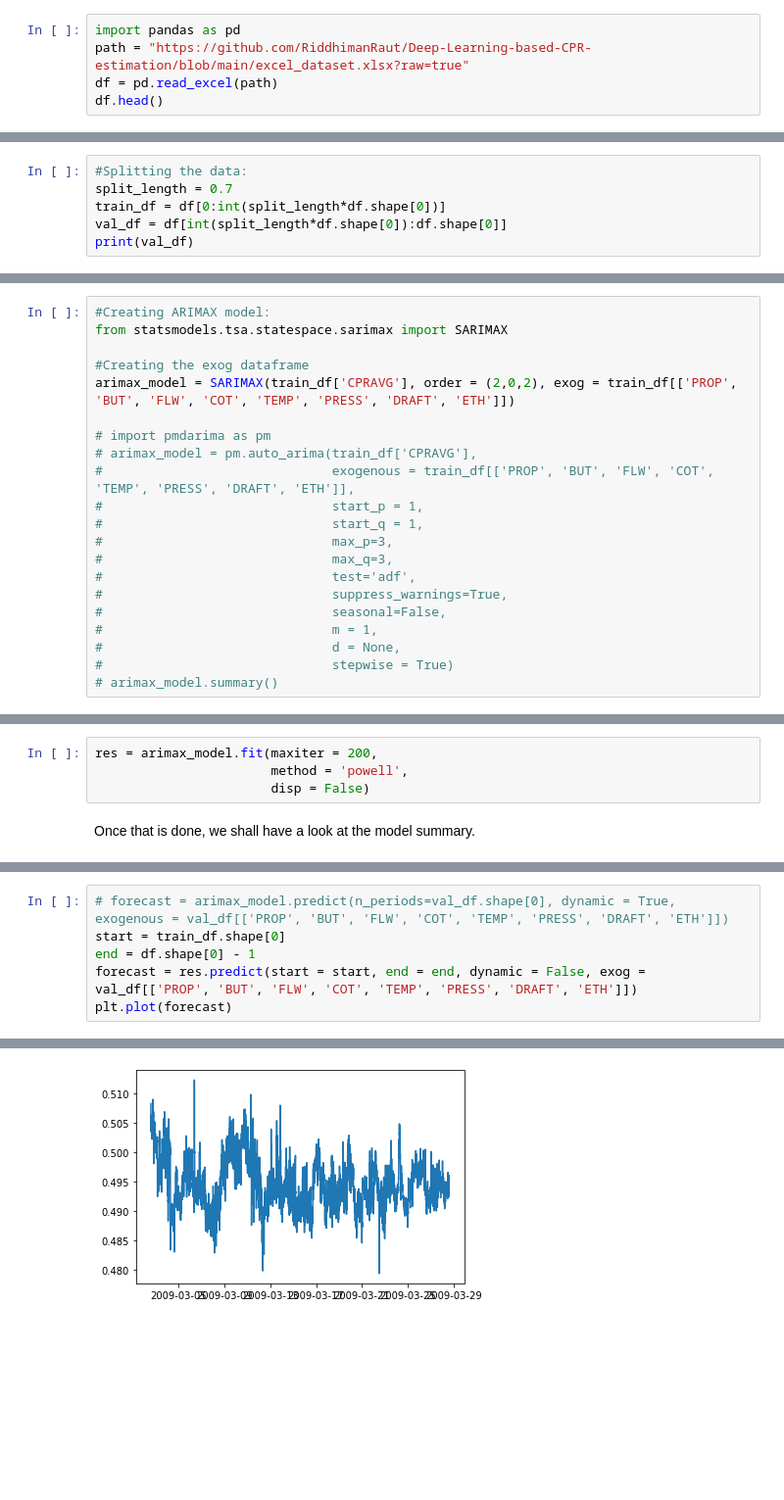
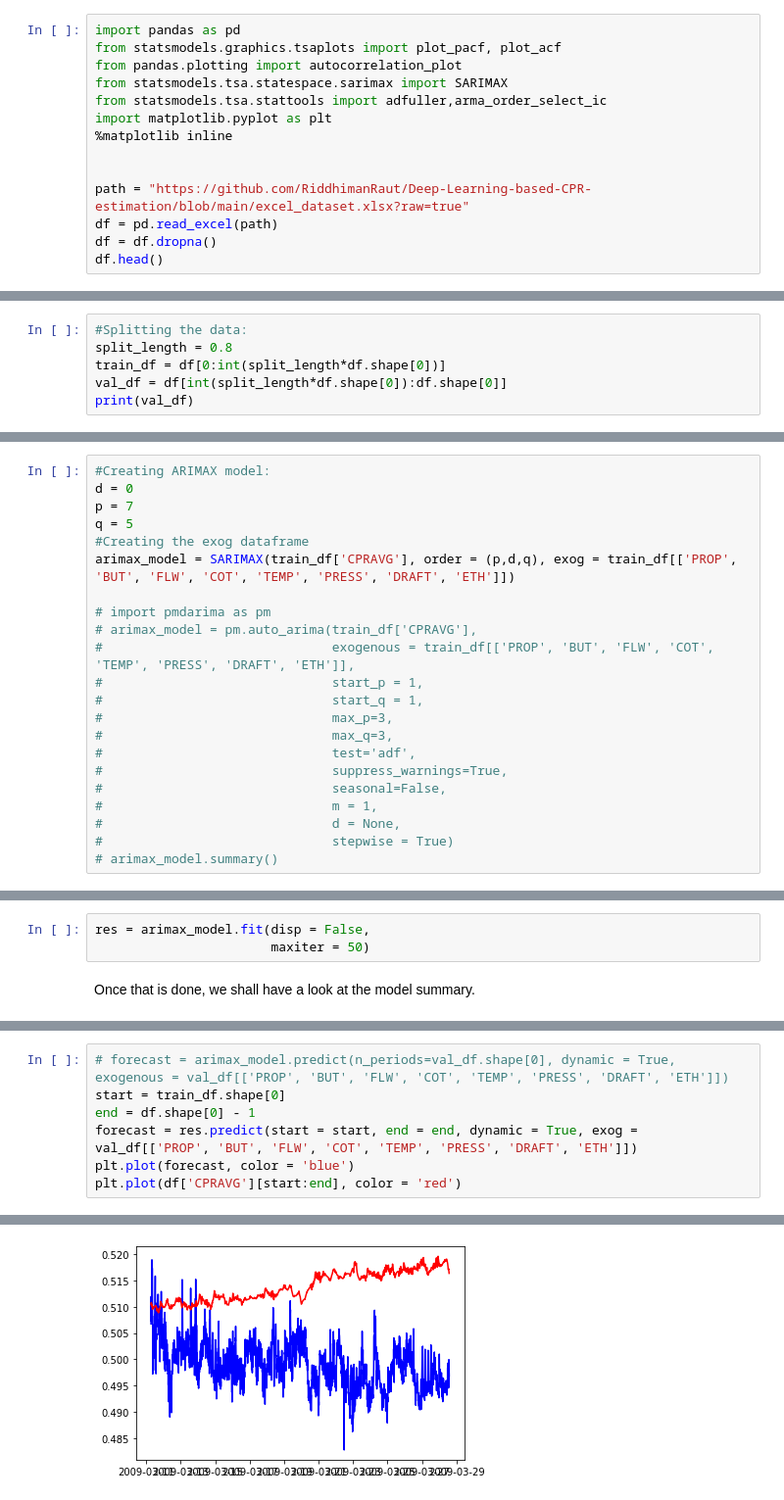
Before and after one commit to RiddhimanRaut/Deep-Learning-based-CPR-estimation, a Jupyter notebook: CPRAVG_ARIMAX.ipynb, the cells around one changed output, grey strips where cells are left out. Shown at 98% size. Drawn from its saved outputs; the diff is of its cells as text; blank space fills up the shorter version.

```diff
--- a/CPRAVG_ARIMAX.ipynb
+++ b/CPRAVG_ARIMAX.ipynb
@@ -19,8 +19,17 @@ Requirement already satisfied: six>=1.5 in /usr/local/lib/python3.7/dist-package
 Requirement already satisfied: patsy>=0.5 in /usr/local/lib/python3.7/dist-packages (from statsmodels!=0.12.0,>=0.11->pmdarima) (0.5.1)
 # %%
 import pandas as pd
+from statsmodels.graphics.tsaplots import plot_pacf, plot_acf
+from pandas.plotting import autocorrelation_plot
+from statsmodels.tsa.statespace.sarimax import SARIMAX
+from statsmodels.tsa.stattools import adfuller,arma_order_select_ic
+import matplotlib.pyplot as plt
+%matplotlib inline
+
+
 path = "https://github.com/RiddhimanRaut/Deep-Learning-based-CPR-estimation/blob/main/excel_dataset.xlsx?raw=true"
 df = pd.read_excel(path)
+df = df.dropna()
 df.head()
 # %% [output]
 |  | Date Time | CPRAVG | PROP | BUT | ETHYLENE | AI12201M | FLW | COT | TEMP | PRESS | O2 | ... |
@@ -103,7 +103,7 @@ print(cols)
 ['CPRAVG', 'PROP', 'BUT', 'FLW', 'COT', 'TEMP', 'PRESS', 'DRAFT', 'ETH']
 # %%
 #Splitting the data:
-split_length = 0.7
+split_length = 0.8
 train_df = df[0:int(split_length*df.shape[0])]
 val_df = df[int(split_length*df.shape[0]):df.shape[0]]
 print(val_df)
@@ -126,9 +130,10 @@ Date Time                                 ...
 # %%
 #Creating ARIMAX model:
-from statsmodels.tsa.statespace.sarimax import SARIMAX
-
+d = 0
+p = 7
+q = 5
 #Creating the exog dataframe
-arimax_model = SARIMAX(train_df['CPRAVG'], order = (2,0,2), exog = train_df[['PROP', 'BUT', 'FLW', 'COT', 'TEMP', 'PRESS', 'DRAFT', 'ETH']])
+arimax_model = SARIMAX(train_df['CPRAVG'], order = (p,d,q), exog = train_df[['PROP', 'BUT', 'FLW', 'COT', 'TEMP', 'PRESS', 'DRAFT', 'ETH']])
 
 # import pmdarima as pm
 # arimax_model = pm.auto_arima(train_df['CPRAVG'],
@@ -147,9 +152,8 @@ arimax_model = SARIMAX(train_df['CPRAVG'], order = (2,0,2), exog = train_df[['PR
 # %% [markdown]
 Model has been created! Let's fit it.
 # %%
-res = arimax_model.fit(maxiter = 200,
-                       method = 'powell',
-                       disp = False)
+res = arimax_model.fit(disp = False,
+                       maxiter = 50)
 # %% [markdown]
 Once that is done, we shall have a look at the model summary.
 # %%
@@ -186,9 +193,10 @@ Warnings:
 # %%
 # forecast = arimax_model.predict(n_periods=val_df.shape[0], dynamic = True, exogenous = val_df[['PROP', 'BUT', 'FLW', 'COT', 'TEMP', 'PRESS', 'DRAFT', 'ETH']])
 start = train_df.shape[0]
 end = df.shape[0] - 1
-forecast = res.predict(start = start, end = end, dynamic = False, exog = val_df[['PROP', 'BUT', 'FLW', 'COT', 'TEMP', 'PRESS', 'DRAFT', 'ETH']])
-plt.plot(forecast)
+forecast = res.predict(start = start, end = end, dynamic = True, exog = val_df[['PROP', 'BUT', 'FLW', 'COT', 'TEMP', 'PRESS', 'DRAFT', 'ETH']])
+plt.plot(forecast, color = 'blue')
+plt.plot(df['CPRAVG'][start:end], color = 'red')
 # %% [output]
 [<matplotlib.lines.Line2D at 0x...>]
-[figure, old version]
+[figure, new version]
```
Also changed, not shown: parts of 9 cells of this notebook.
